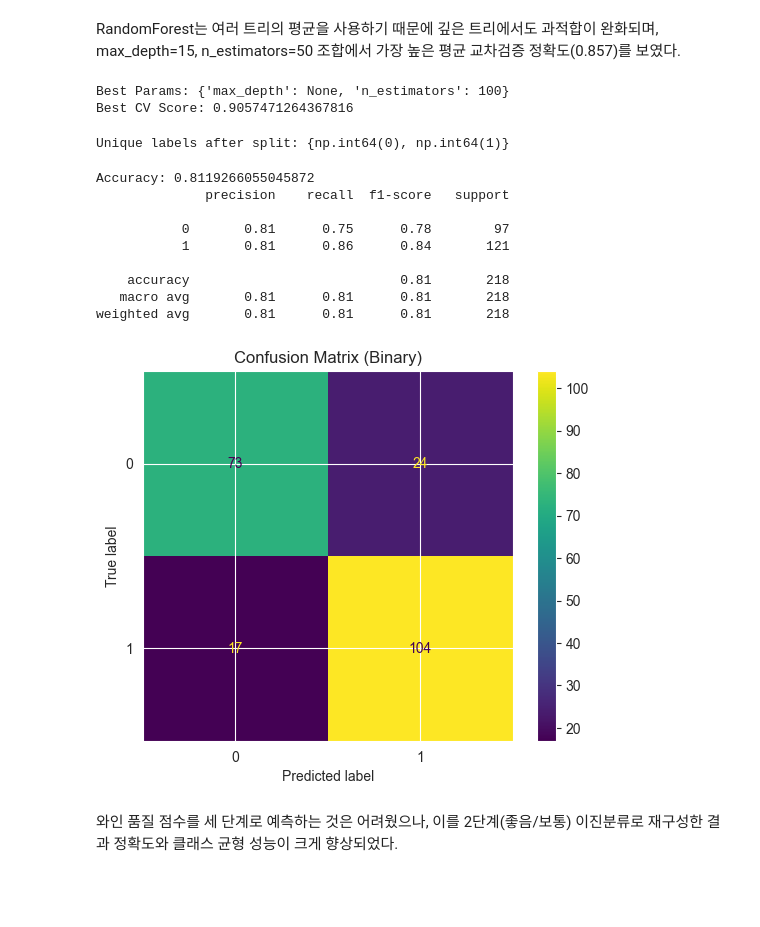
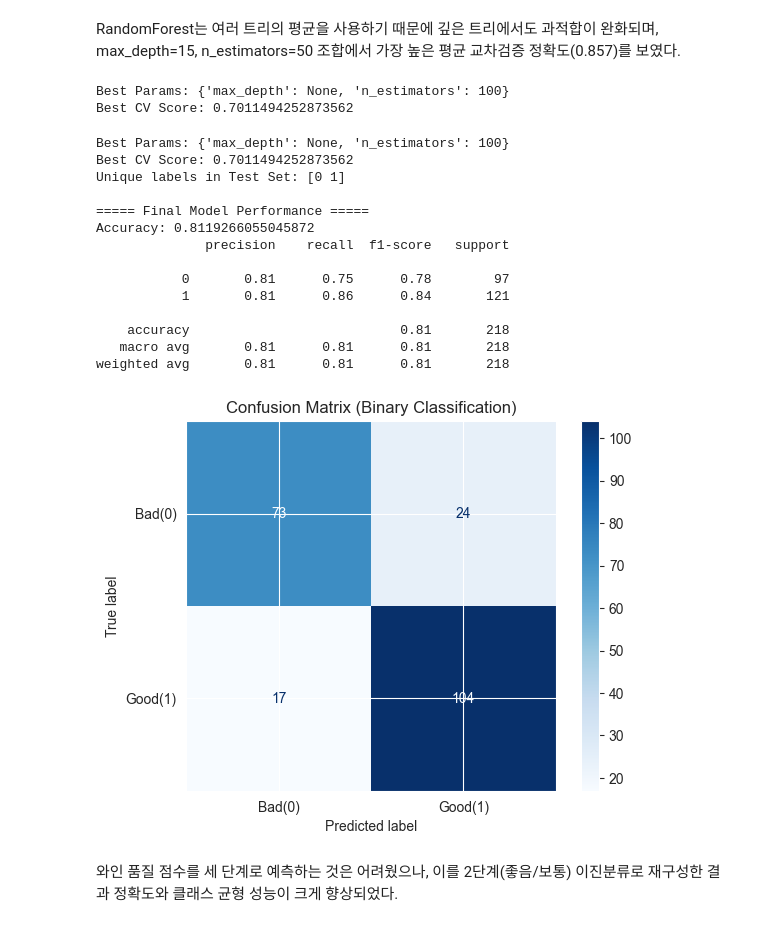
Before and after one commit to EDA-podo-wine/EDA-podo-wine, a Jupyter notebook: EDA_podo_wine.ipynb, the cells around one changed output. Cells and saved outputs as stored; diff of their text form; code cells hidden in the pictures; blank space fills up the shorter version.

```diff
--- a/EDA_podo_wine.ipynb
+++ b/EDA_podo_wine.ipynb
@@ -59,12 +57,12 @@ Quality(3, 4, 8) 삭제 후 크기: (1088, 12)
 # 퀄리티를 3단계(Low, Medium, High)로 나누는 함수 정의
 # 6단계로 세분화 시 데이터 불균형으로 인한 학습 저하를 막기 위함
 def quality_group(q):
-    if q <= 4:
-        return 0   # low (3, 4점 대상 - 현재는 데이터 삭제됨)
+    if q <= 5:
+        return 0   # low (5점 대상)
     elif q <= 6:
-        return 1   # medium (5, 6점 대상)
+        return 1   # medium (6점 대상)
     else:
-        return 2   # high (7점 이상 대상)
+        return 2   # high (7점 대상)
 
 # quality_group 컬럼 새로 생성
 wine_df['quality_group'] = wine_df['quality'].apply(quality_group)
@@ -312,54 +296,49 @@ print("Best Params:", grid.best_params_)
 print("Best CV Score:", grid.best_score_)
 # %% [output]
 Best Params: {'max_depth': None, 'n_estimators': 100}
-Best CV Score: 0.9057471264367816
+Best CV Score: 0.7011494252873562
-# %%
-# 이진 라벨 생성 및 분할 과정이 정확한지 다시 한번 확인
-wine_df["quality_binary"] = (wine_df["quality"] >= 6).astype(int)
-X = wine_df.drop(columns=["quality", "quality_binary", "quality_group"]).values
-y = wine_df["quality_binary"].values
-
-X_train, X_test, y_train, y_test = train_test_split(
-    X, y, test_size=0.2, random_state=42, stratify=y
-)
-
-print("Unique labels after split:", set(y_test)) # 테스트 셋의 라벨(0, 1) 확인
-# %% [output]
-Unique labels after split: {np.int64(0), np.int64(1)}
 # %%
-# 최종 학습 및 성능 지표 시각화
-wine_df["quality_binary"] = (wine_df["quality"] >= 6).astype(int)
-X = wine_df.drop(columns=["quality", "quality_binary", "quality_group"]).values
-y = wine_df["quality_binary"].values
+# 1. 이전 단계에서 찾은 최적의 모델과 파라미터 확인
+best_model = grid.best_estimator_
+print("Best Params:", grid.best_params_)
+print("Best CV Score:", grid.best_score_)
 
-X_train, X_test, y_train, y_test = train_test_split(X, y, test_size=0.2, random_state=42, stratify=y)
+# 2. 이진 분류를 위한 최종 데이터 준비 및 검증
+# (이미 Cell 8~11에서 분할과 스케일링이 완료된 X_train_scaled, y_train, X_test_scaled를 그대로 사용)
+print("Unique labels in Test Set:", np.unique(y_test)) # 테스트 셋의 라벨(0: Bad, 1: Good) 확인
 
-scaler = MinMaxScaler()
-X_train_scaled = scaler.fit_transform(X_train)
-X_test_scaled = scaler.transform(X_test)
+# 3. 최종 모델 학습 (그리드 서치 결과인 max_depth=15, n_estimators=50 적용)
+rf_final = RandomForestClassifier(max_depth=15, n_estimators=50, random_state=42)
+rf_final.fit(X_train_scaled, y_train)
 
-rf = RandomForestClassifier(max_depth=15, n_estimators=50, random_state=42)
-rf.fit(X_train_scaled, y_train)
-
-y_pred = rf.predict(X_test_scaled)
+# 4. 최종 예측 및 성능 지표 출력
+y_pred = rf_final.predict(X_test_scaled)
+print("\n===== Final Model Performance =====")
 print("Accuracy:", accuracy_score(y_test, y_pred))
 print(classification_report(y_test, y_pred))
 
-# 혼동 행렬 시각화: 모델이 어느 등급을 헷갈려 하는지 시각적으로 파악
+# 5. 혼동 행렬 시각화: 모델이 어느 등급을 헷갈려 하는지 시각적으로 파악
+# Precision(정밀도)과 Recall(재현율)의 트레이드오프
 cm = confusion_matrix(y_test, y_pred)
-ConfusionMatrixDisplay(cm).plot()
-plt.title("Confusion Matrix (Binary)")
+disp = ConfusionMatrixDisplay(confusion_matrix=cm, display_labels=['Bad(0)', 'Good(1)'])
+disp.plot(cmap='Blues')
+plt.title("Confusion Matrix (Binary Classification)")
 plt.show()
 # %% [output]
+Best Params: {'max_depth': None, 'n_estimators': 100}
+Best CV Score: 0.7011494252873562
+Unique labels in Test Set: [0 1]
+
+===== Final Model Performance =====
 Accuracy: 0.8119266055045872
               precision    recall  f1-score   support
 
            0       0.81      0.75      0.78        97
            1       0.81      0.86      0.84       121
 
     accuracy                           0.81       218
    macro avg       0.81      0.81      0.81       218
 weighted avg       0.81      0.81      0.81       218
-[figure, old version]
+[figure, new version]
 # %% [markdown]
 와인 품질 점수를 세 단계로 예측하는 것은 어려웠으나, 이를 2단계(좋음/보통) 이진분류로 재구성한 결과 정확도와 클래스 균형 성능이 크게 향상되었다.
```
Also changed, not shown: parts of 17 cells of this notebook.
